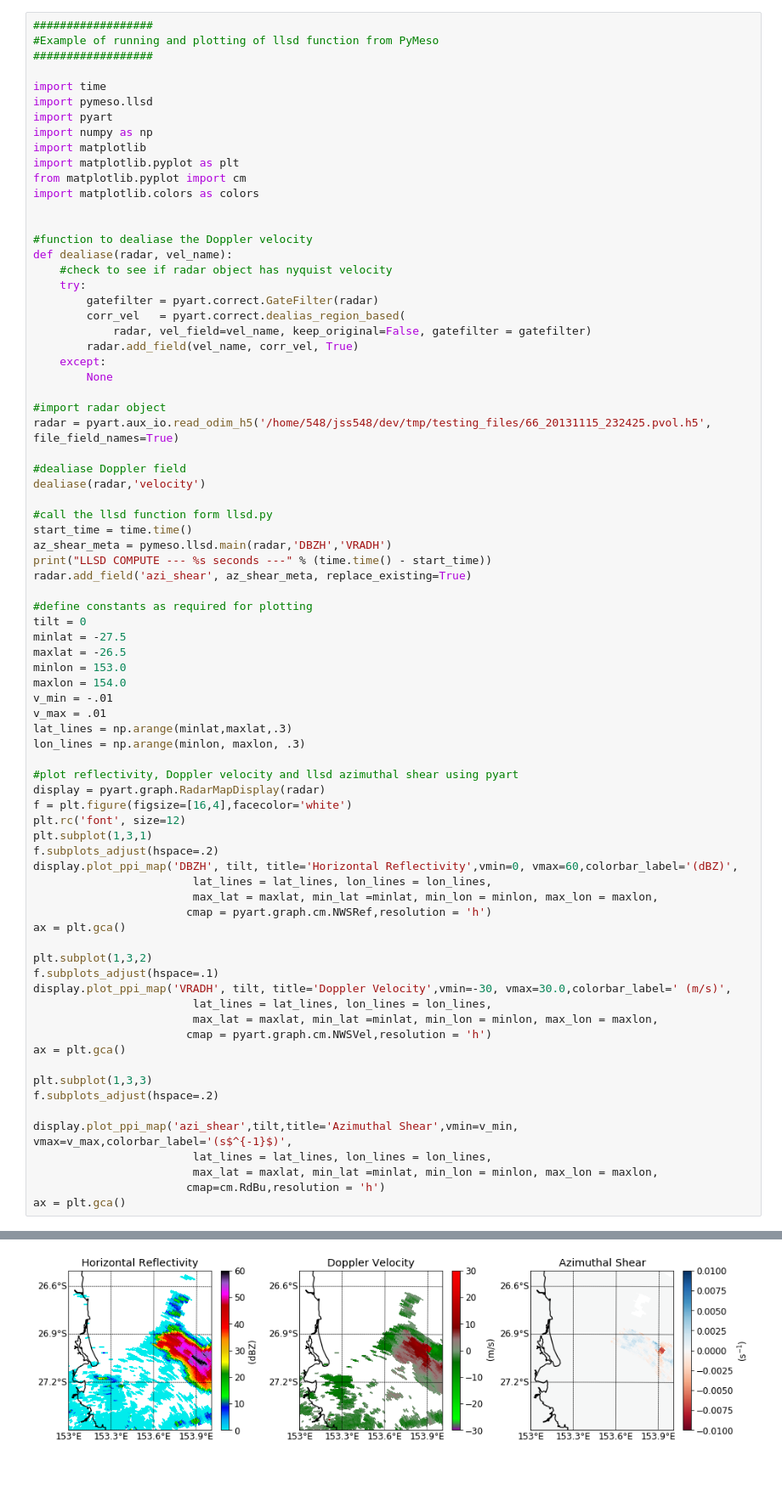
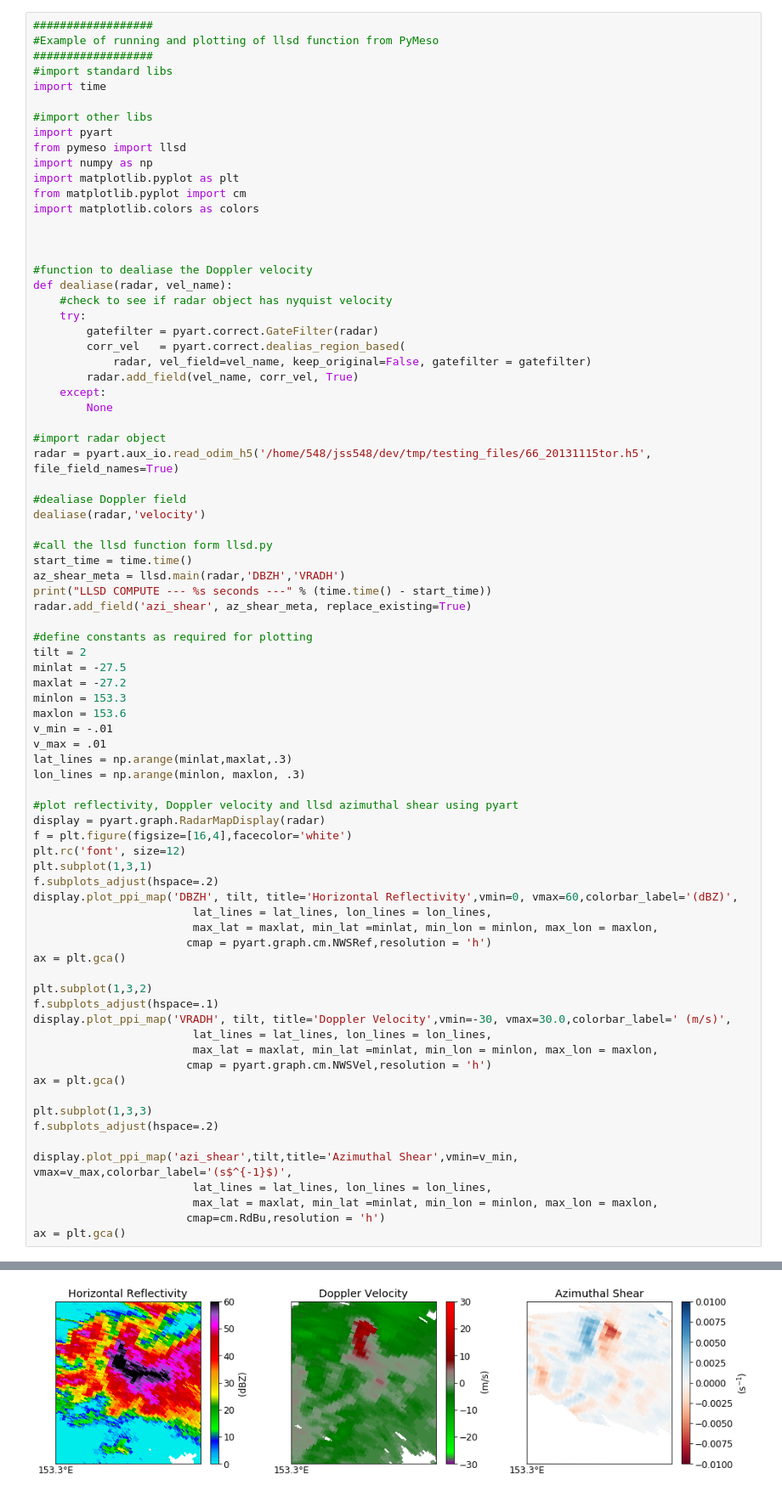
Before and after one commit to jordanbrook/PyMeso, a Jupyter notebook: notebook/PyMesoNotebook.ipynb, the cells around one changed output, grey strips where cells are left out. Shown at 85% size. Drawn from its saved outputs; the diff is of its cells as text; blank space fills up the shorter version.

```diff
--- a/notebook/PyMesoNotebook.ipynb
+++ b/notebook/PyMesoNotebook.ipynb
@@ -35,15 +35,17 @@ ax1.plot(0,0,'ko')
 ##################
 #Example of running and plotting of llsd function from PyMeso
 ##################
+#import standard libs
+import time
 
-import time
-import pymeso.llsd
+#import other libs
 import pyart
+from pymeso import llsd
 import numpy as np
-import matplotlib
 import matplotlib.pyplot as plt
 from matplotlib.pyplot import cm
 import matplotlib.colors as colors
+
 
 
 #function to dealiase the Doppler velocity
@@ -58,23 +60,23 @@ def dealiase(radar, vel_name):
         None
 
 #import radar object
-radar = pyart.aux_io.read_odim_h5('/home/548/jss548/dev/tmp/testing_files/66_20131115_232425.pvol.h5', file_field_names=True)
+radar = pyart.aux_io.read_odim_h5('/home/548/jss548/dev/tmp/testing_files/66_20131115tor.h5', file_field_names=True)
 
 #dealiase Doppler field
 dealiase(radar,'velocity')
 
 #call the llsd function form llsd.py
 start_time = time.time()
-az_shear_meta = pymeso.llsd.main(radar,'DBZH','VRADH')
+az_shear_meta = llsd.main(radar,'DBZH','VRADH')
 print("LLSD COMPUTE --- %s seconds ---" % (time.time() - start_time))
 radar.add_field('azi_shear', az_shear_meta, replace_existing=True)
 
 #define constants as required for plotting
-tilt = 0
+tilt = 2
 minlat = -27.5
-maxlat = -26.5
-minlon = 153.0
-maxlon = 154.0
+maxlat = -27.2
+minlon = 153.3
+maxlon = 153.6
 v_min = -.01
 v_max = .01
 lat_lines = np.arange(minlat,maxlat,.3)
@@ -113 +117 @@ LLSD COMPUTE --- 1.4392554759979248 seconds ---
-[figure, old version]
+[figure, new version]
```
Also changed, not shown: parts of 1 cell of this notebook, 6 other files.
